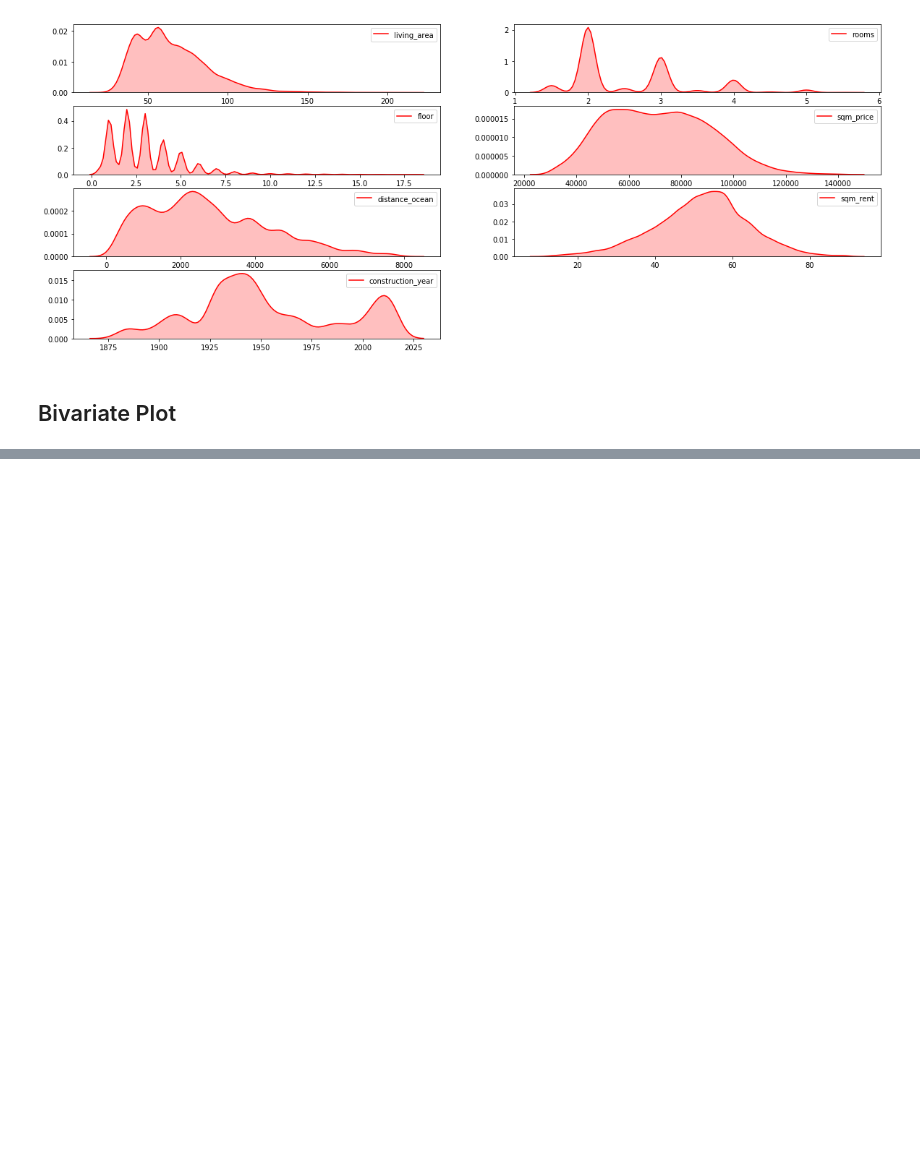
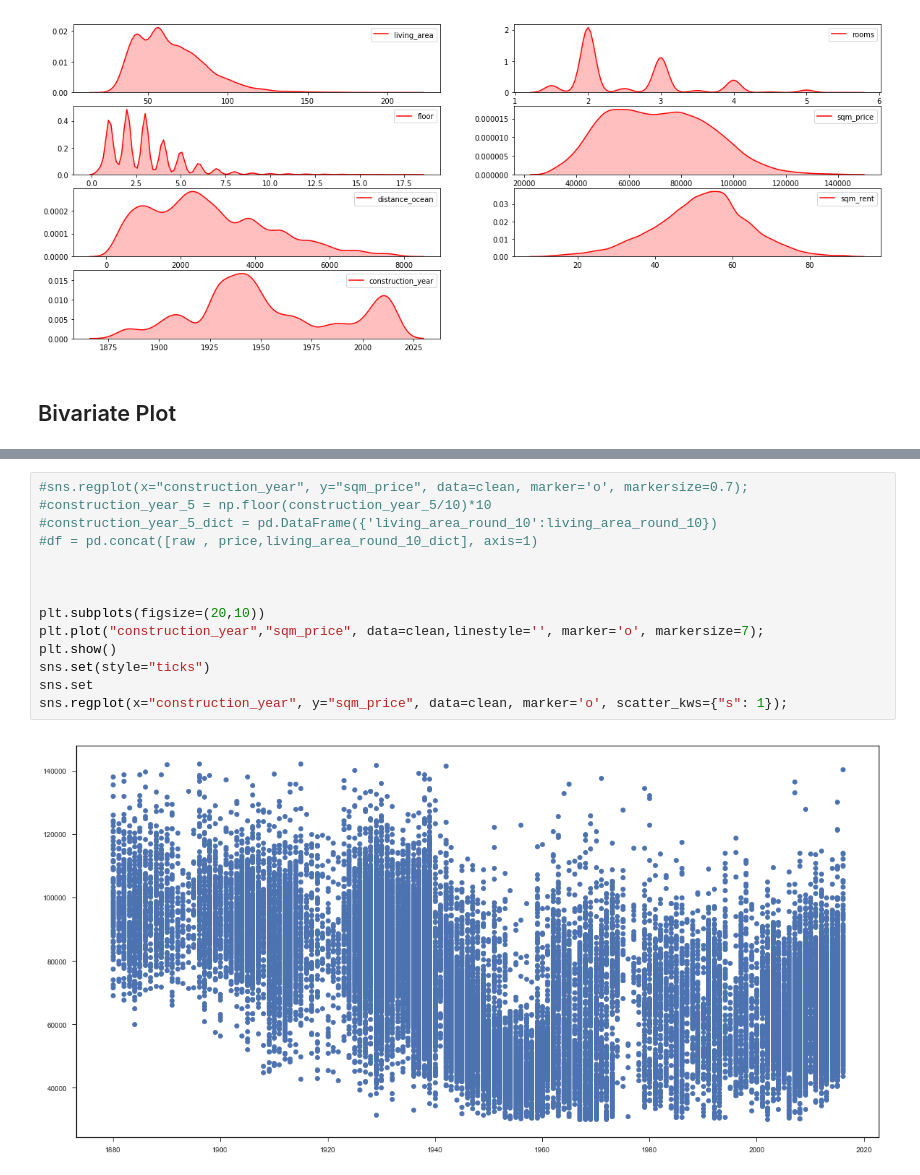
Before and after one commit to filipclaesson/jupyter_apt_analysis, a Jupyter notebook: ggplot_test.ipynb, the cells around one changed output, grey strips where cells are left out. Saved outputs shown, nothing was run; the diff lists cells and outputs as text; blank space fills up the shorter version.

```diff
--- a/ggplot_test.ipynb
+++ b/ggplot_test.ipynb
@@ -72,3 +73,19 @@ plt.show()
 # %% [output]
 [figure]
 [figure]
+# %%
+#sns.regplot(x="construction_year", y="sqm_price", data=clean, marker='o', markersize=0.7);
+#construction_year_5 = np.floor(construction_year_5/10)*10
+#construction_year_5_dict = pd.DataFrame({'living_area_round_10':living_area_round_10})
+#df = pd.concat([raw , price,living_area_round_10_dict], axis=1)
+
+
+
+plt.subplots(figsize=(20,10))
+plt.plot("construction_year","sqm_price", data=clean,linestyle='', marker='o', markersize=7);
+plt.show()
+sns.set(style="ticks")
+sns.set
+sns.regplot(x="construction_year", y="sqm_price", data=clean, marker='o', scatter_kws={"s": 1});
+# %% [output]
+[figure, added]
```
Also changed, not shown: parts of 3 cells of this notebook, 1 other file.
